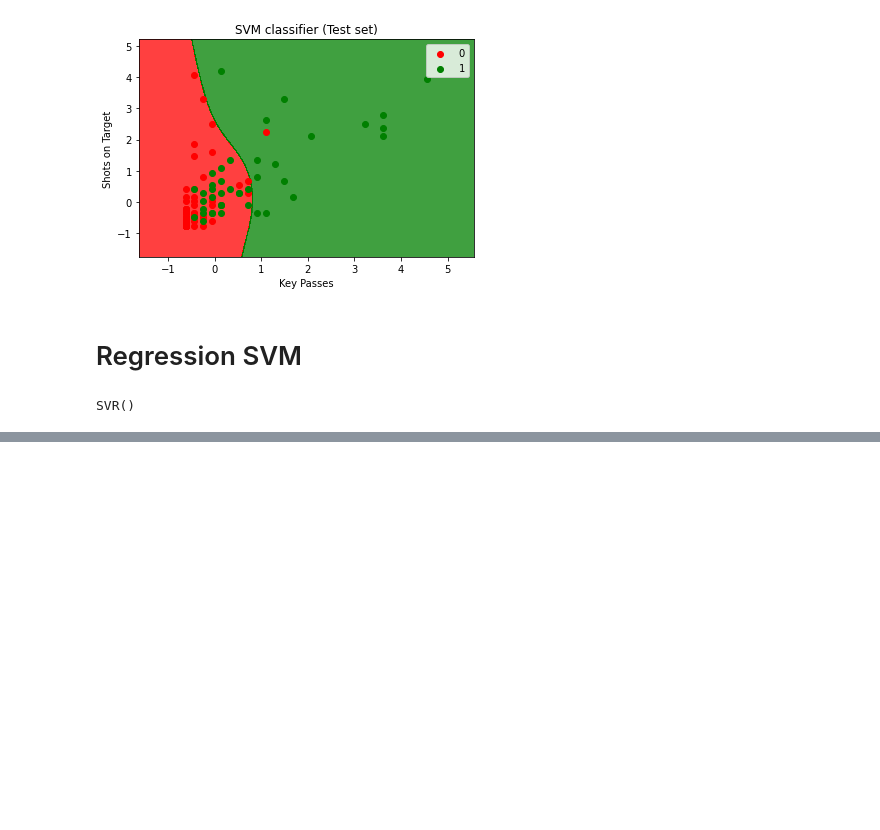
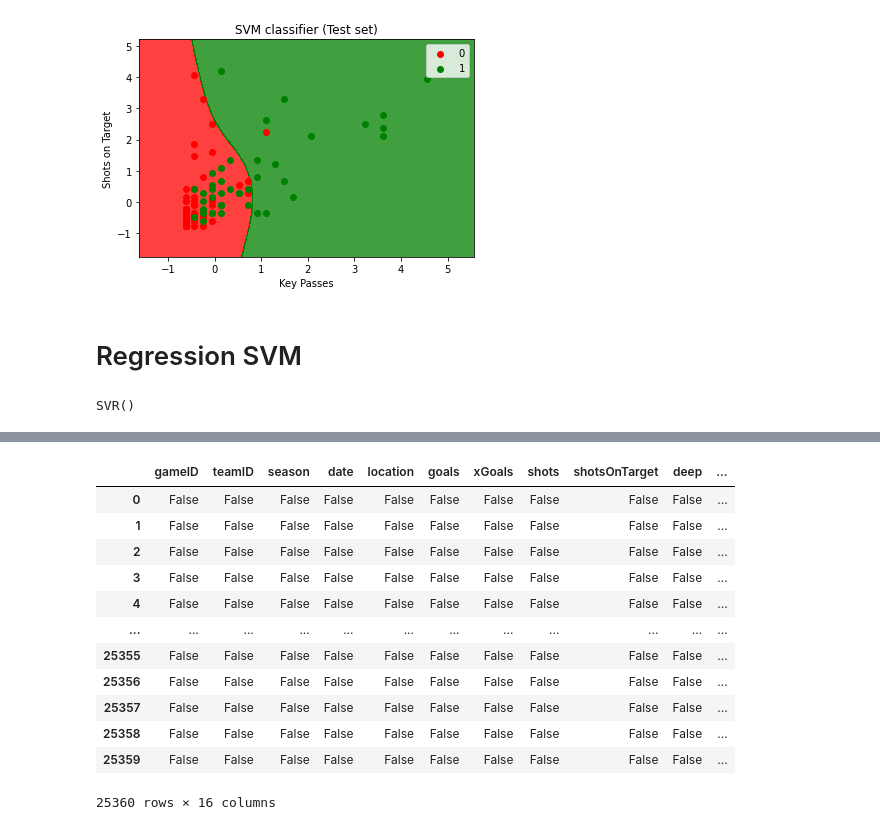
Before and after one commit to Logeshn009/Football-stats, a Jupyter notebook: ML_Lab_Programs.ipynb, the cells around one changed output, grey strips where cells are left out. Saved outputs shown, nothing was run; the diff lists cells and outputs as text; code cells hidden in the pictures; blank space fills up the shorter version.

```diff
--- a/ML_Lab_Programs.ipynb
+++ b/ML_Lab_Programs.ipynb
@@ -1682,0 +1700,22 @@ ValueError: ignored
+# %%
+# reading the csv file
+
+dataset = pd.read_csv('teamstats.csv')
+# %%
+# Removing null values
+
+dataset.isnull()
+# %% [output]
+|  | gameID | teamID | season | date | location | goals | xGoals | shots | shotsOnTarget | deep | ... |
+| 0 | False | False | False | False | False | False | False | False | False | False | ... |
+| 1 | False | False | False | False | False | False | False | False | False | False | ... |
+| 2 | False | False | False | False | False | False | False | False | False | False | ... |
+| 3 | False | False | False | False | False | False | False | False | False | False | ... |
+| 4 | False | False | False | False | False | False | False | False | False | False | ... |
+| ... | ... | ... | ... | ... | ... | ... | ... | ... | ... | ... | ... |
+| 25355 | False | False | False | False | False | False | False | False | False | False | ... |
+| 25356 | False | False | False | False | False | False | False | False | False | False | ... |
+| 25357 | False | False | False | False | False | False | False | False | False | False | ... |
+| 25358 | False | False | False | False | False | False | False | False | False | False | ... |
+| 25359 | False | False | False | False | False | False | False | False | False | False | ... |
+25360 rows × 16 columns
```
Also changed, not shown: parts of 25 cells of this notebook.
